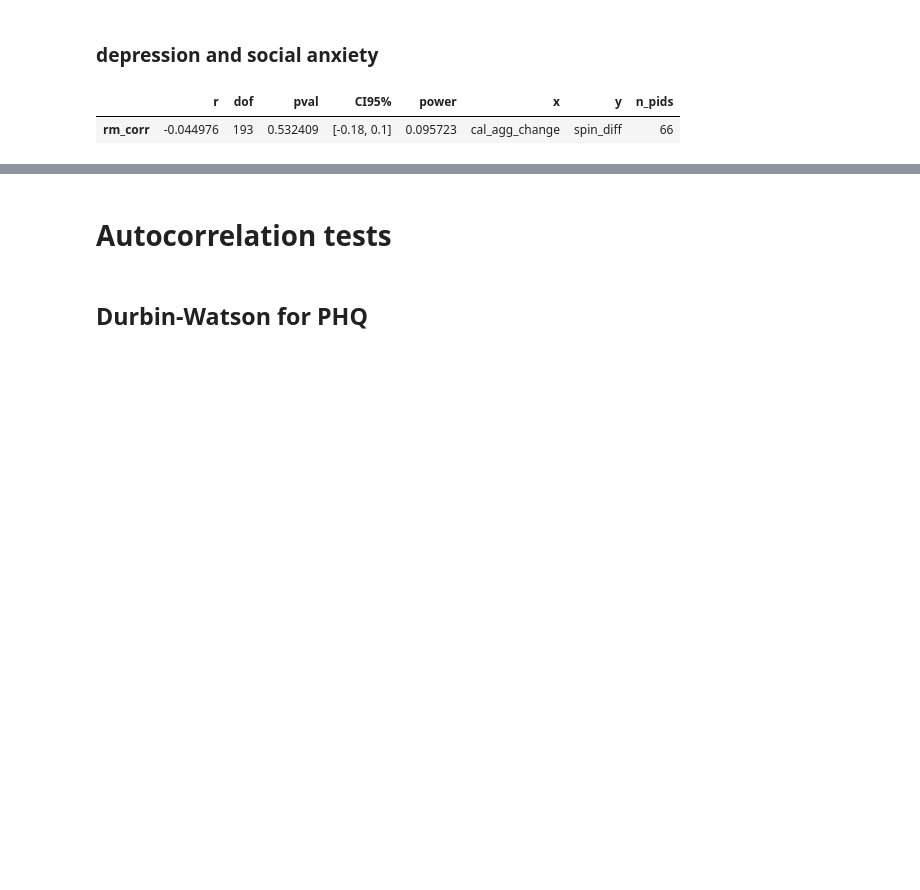
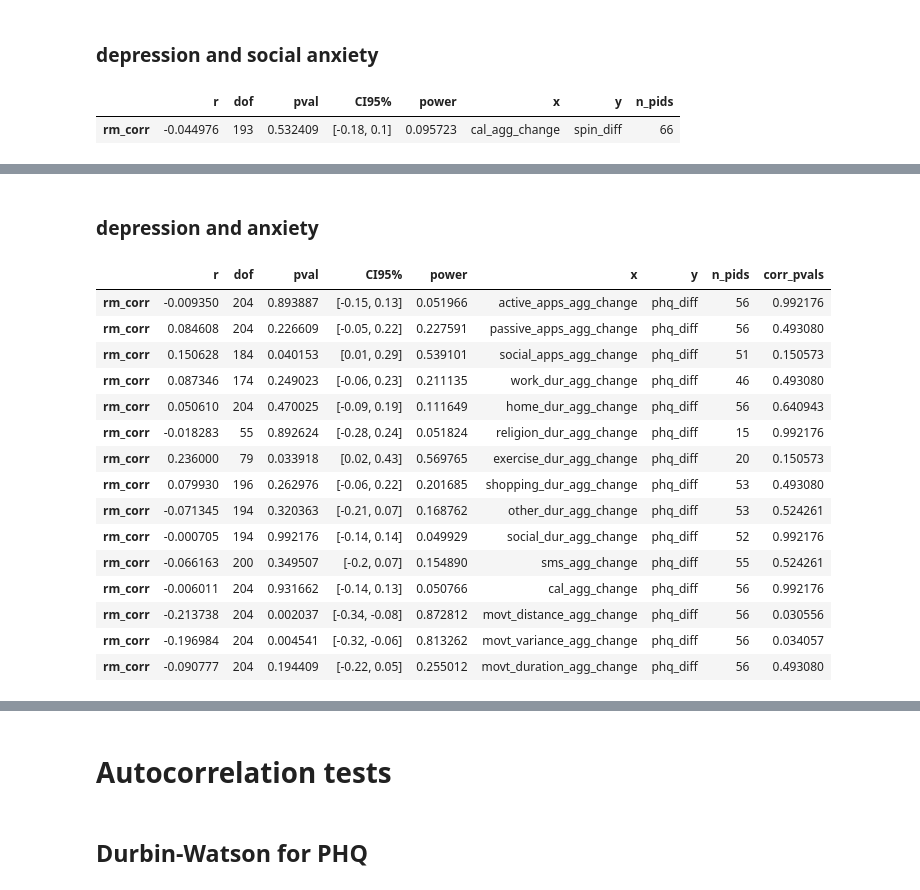
Before and after one commit to tliu526/lifesense, a Jupyter notebook: jmir_notebooks/jmir_review_analysis.ipynb, the cells around one changed output, grey strips where cells are left out. Saved outputs shown, nothing was run; the diff lists cells and outputs as text; code cells hidden in the pictures; blank space fills up the shorter version.

```diff
--- a/jmir_notebooks/jmir_review_analysis.ipynb
+++ b/jmir_notebooks/jmir_review_analysis.ipynb
@@ -1605,0 +1662,22 @@ display_rm_corr(sel_df, sel_features, 'spin_diff')
+# %% [markdown]
+### depression and anxiety
+# %%
+sel_state_df = phq_corr[phq_corr['baseline_cluster'] == 'gen_anx']
+display_rm_corr(sel_state_df, agg_cols_change, 'phq_diff', True)
+# %% [output]
+|  | r | dof | pval | CI95% | power | x | y | n_pids | corr_pvals |
+| rm_corr | -0.009350 | 204 | 0.893887 | [-0.15, 0.13] | 0.051966 | active_apps_agg_change | phq_diff | 56 | 0.992176 |
+| rm_corr | 0.084608 | 204 | 0.226609 | [-0.05, 0.22] | 0.227591 | passive_apps_agg_change | phq_diff | 56 | 0.493080 |
+| rm_corr | 0.150628 | 184 | 0.040153 | [0.01, 0.29] | 0.539101 | social_apps_agg_change | phq_diff | 51 | 0.150573 |
+| rm_corr | 0.087346 | 174 | 0.249023 | [-0.06, 0.23] | 0.211135 | work_dur_agg_change | phq_diff | 46 | 0.493080 |
+| rm_corr | 0.050610 | 204 | 0.470025 | [-0.09, 0.19] | 0.111649 | home_dur_agg_change | phq_diff | 56 | 0.640943 |
+| rm_corr | -0.018283 | 55 | 0.892624 | [-0.28, 0.24] | 0.051824 | religion_dur_agg_change | phq_diff | 15 | 0.992176 |
+| rm_corr | 0.236000 | 79 | 0.033918 | [0.02, 0.43] | 0.569765 | exercise_dur_agg_change | phq_diff | 20 | 0.150573 |
+| rm_corr | 0.079930 | 196 | 0.262976 | [-0.06, 0.22] | 0.201685 | shopping_dur_agg_change | phq_diff | 53 | 0.493080 |
+| rm_corr | -0.071345 | 194 | 0.320363 | [-0.21, 0.07] | 0.168762 | other_dur_agg_change | phq_diff | 53 | 0.524261 |
+| rm_corr | -0.000705 | 194 | 0.992176 | [-0.14, 0.14] | 0.049929 | social_dur_agg_change | phq_diff | 52 | 0.992176 |
+| rm_corr | -0.066163 | 200 | 0.349507 | [-0.2, 0.07] | 0.154890 | sms_agg_change | phq_diff | 55 | 0.524261 |
+| rm_corr | -0.006011 | 204 | 0.931662 | [-0.14, 0.13] | 0.050766 | cal_agg_change | phq_diff | 56 | 0.992176 |
+| rm_corr | -0.213738 | 204 | 0.002037 | [-0.34, -0.08] | 0.872812 | movt_distance_agg_change | phq_diff | 56 | 0.030556 |
+| rm_corr | -0.196984 | 204 | 0.004541 | [-0.32, -0.06] | 0.813262 | movt_variance_agg_change | phq_diff | 56 | 0.034057 |
+| rm_corr | -0.090777 | 204 | 0.194409 | [-0.22, 0.05] | 0.255012 | movt_duration_agg_change | phq_diff | 56 | 0.493080 |
```
Also changed, not shown: parts of 32 cells of this notebook.
